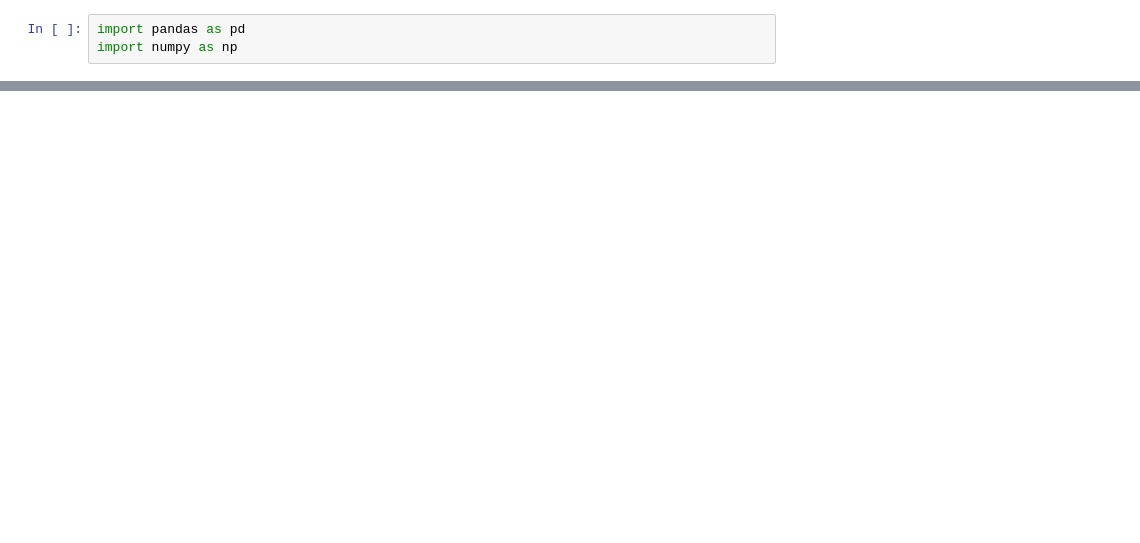
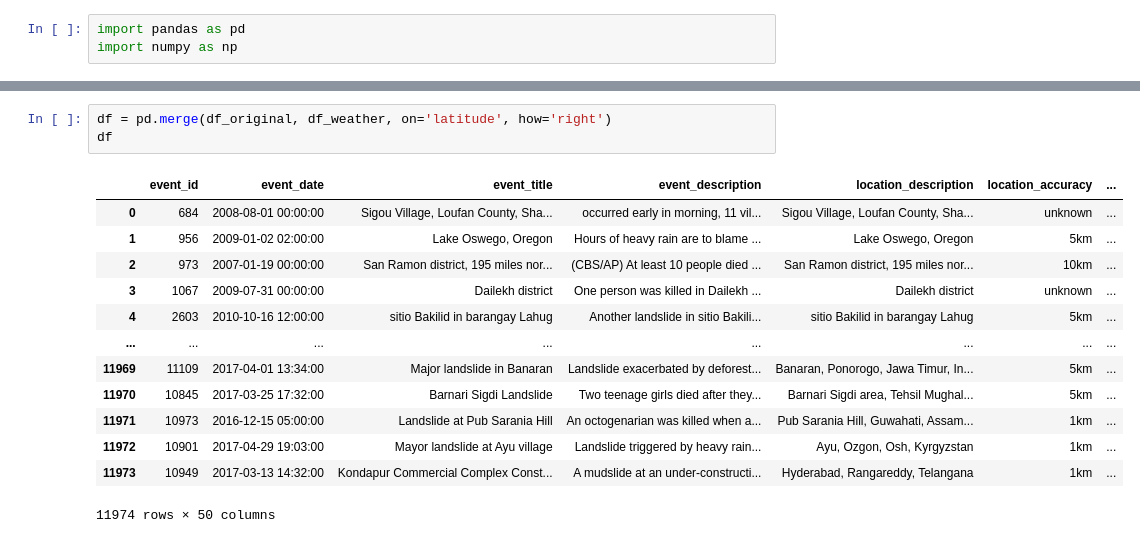
Before and after one commit to ngctnnnn/DS102, a Jupyter notebook: landslide/merge_data.ipynb, the cells around one changed output, grey strips where cells are left out. Drawn from its saved outputs; the diff is of its cells as text; blank space fills up the shorter version.

Commit message:
merge data

```diff
--- a/landslide/merge_data.ipynb
+++ b/landslide/merge_data.ipynb
@@ -49,0 +49,17 @@ df_original
+# %%
+df = pd.merge(df_original, df_weather, on='latitude', how='right')
+df
+# %% [output]
+|  | event_id | event_date | event_title | event_description | location_description | location_accuracy | ... |
+| 0 | 684 | 2008-08-01 00:00:00 | Sigou Village, Loufan County, Sha... | occurred early in morning, 11 vil... | Sigou Village, Loufan County, Sha... | unknown | ... |
+| 1 | 956 | 2009-01-02 02:00:00 | Lake Oswego, Oregon | Hours of heavy rain are to blame ... | Lake Oswego, Oregon | 5km | ... |
+| 2 | 973 | 2007-01-19 00:00:00 | San Ramon district, 195 miles nor... | (CBS/AP) At least 10 people died ... | San Ramon district, 195 miles nor... | 10km | ... |
+| 3 | 1067 | 2009-07-31 00:00:00 | Dailekh district | One person was killed in Dailekh ... | Dailekh district | unknown | ... |
+| 4 | 2603 | 2010-10-16 12:00:00 | sitio Bakilid in barangay Lahug | Another landslide in sitio Bakili... | sitio Bakilid in barangay Lahug | 5km | ... |
+| ... | ... | ... | ... | ... | ... | ... | ... |
+| 11969 | 11109 | 2017-04-01 13:34:00 | Major landslide in Banaran | Landslide exacerbated by deforest... | Banaran, Ponorogo, Jawa Timur, In... | 5km | ... |
+| 11970 | 10845 | 2017-03-25 17:32:00 | Barnari Sigdi Landslide | Two teenage girls died after they... | Barnari Sigdi area, Tehsil Mughal... | 5km | ... |
+| 11971 | 10973 | 2016-12-15 05:00:00 | Landslide at Pub Sarania Hill | An octogenarian was killed when a... | Pub Sarania Hill, Guwahati, Assam... | 1km | ... |
+| 11972 | 10901 | 2017-04-29 19:03:00 | Mayor landslide at Ayu village | Landslide triggered by heavy rain... | Ayu, Ozgon, Osh, Kyrgyzstan | 1km | ... |
+| 11973 | 10949 | 2017-03-13 14:32:00 | Kondapur Commercial Complex Const... | A mudslide at an under-constructi... | Hyderabad, Rangareddy, Telangana | 1km | ... |
+11974 rows × 50 columns
```
Also changed, not shown: parts of 3 cells of this notebook.
